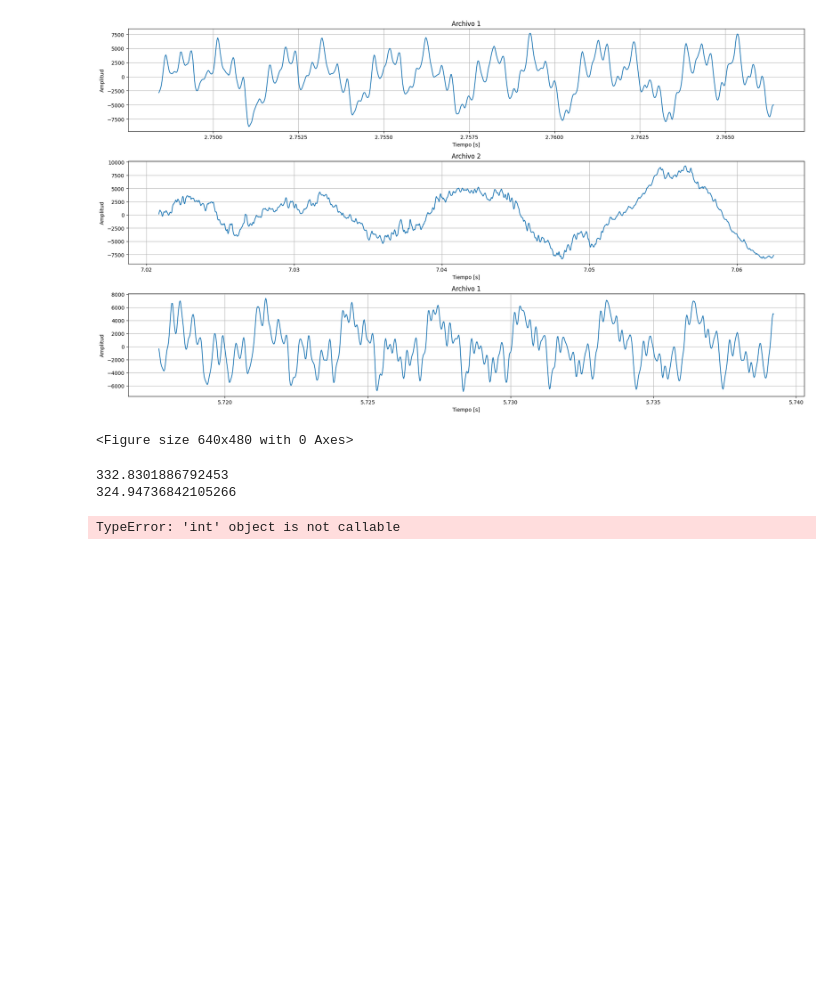
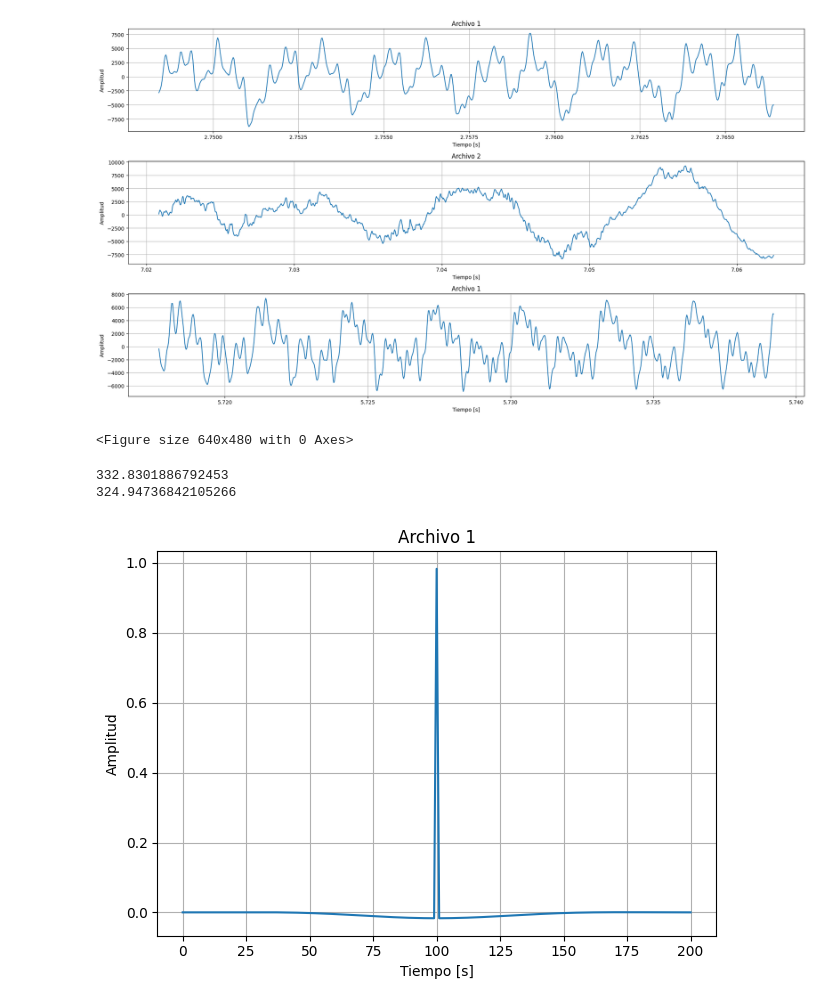
Before and after one commit to felifern/SENIALES, a Jupyter notebook: tp.ipynb, the cells around one changed output. Drawn from its saved outputs; the diff is of its cells as text; code cells hidden in the pictures; blank space fills up the shorter version.

```diff
--- a/tp.ipynb
+++ b/tp.ipynb
@@ -119,27 +119,28 @@ print(1/(((end3 - start3)/44100)/7))
 324.94736842105266
 # %%
 
-
-data = np.loadtxt("respuesta_impulso_1.txt")
-len = len(data)
-y = np.convolve(data1, data, mode='full')  # 'full' es la convolución completa
+respuesta1 = np.loadtxt("respuesta_impulso_1.txt")
+n = np.arange(len(respuesta1))
+y = np.convolve(data1, respuesta1, mode='full')  # 'full' es la convolución completa
 
 
 # Normalizar la señal para evitar saturación
 y_norm = y / np.max(np.abs(y))  # Normaliza entre -1 y 1
 y_int16 = np.int16(y_norm * 32767)  # Convierte a int16
 
 # Guardar como archivo WAV (usa la misma frecuencia de muestreo que el original)
-wavfile.write("convolucion_resultado1.wav", fs1, y_int16)
+wavfile.write("convolucion_resultado1_imp1.wav", fs1, y_int16)
+
+
 plt.figure()
-plt.stem(data, len, color='C0')
+plt.plot(n, respuesta1)
 plt.title("Archivo 1")
 plt.xlabel("Tiempo [s]")
 plt.ylabel("Amplitud")
 plt.grid(True)
 
 
 plt.tight_layout()
 plt.show()
 # %% [output]
-TypeError: 'int' object is not callable
+[figure, added]
```
Also changed, not shown: parts of 5 cells of this notebook.
